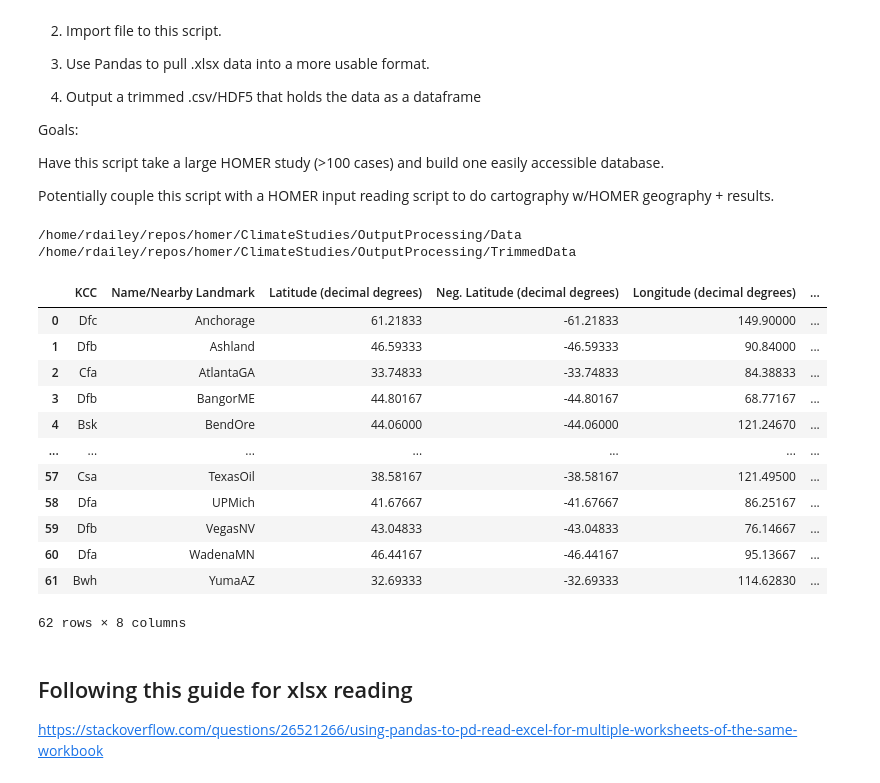
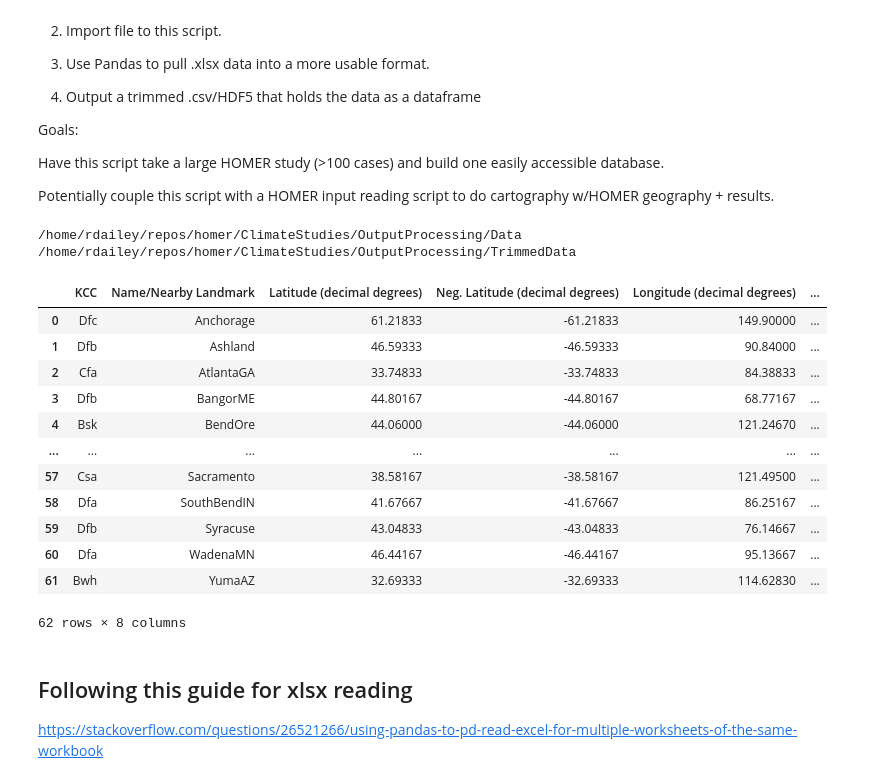
Before and after one commit to uw-reti/homer, a Jupyter notebook: ClimateStudies/OutputProcessing/HOMERDataProcessor.ipynb, the cells around one changed output. Cells and saved outputs as stored; diff of their text form; code cells hidden in the pictures.

```diff
--- a/ClimateStudies/OutputProcessing/HOMERDataProcessor.ipynb
+++ b/ClimateStudies/OutputProcessing/HOMERDataProcessor.ipynb
@@ -34,37 +34,37 @@ from pathlib import Path
 from cycler import cycler
 
 loc_directory =  os.getcwd() + '/Data' #home PC
 print(loc_directory)
 mlr_directory =  os.getcwd() + '/MLR_data' #home PC
 
 util_directory = os.getcwd() +  '/util_data' #home PC
 #directory = 'c:/repo/homer/ClimateStudies/OutputProcessing/Data' #laptop
 
 trim_directory = os.getcwd() + '/TrimmedData'
 print(trim_directory)
 
-coord_loc = '/home/rdailey/repos/homer/ClimateStudies/docsandreports/uRXClimateStudiesMasterFile.xlsx'
+coord_loc = '/home/rdailey/repos/homer/ClimateStudies/docsandreports/uRXClimateStudiesMasterFile_fixed.xlsx'
 coords_xls = pd.ExcelFile(coord_loc)
 for sheet in coords_xls.sheet_names:
     coords_df = coords_xls.parse(sheet)
 display(coords_df)
 
 image_dir = os.getcwd() + '/output_graphs'
 from IPython.display import display, HTML
 display(HTML("<style>.container { width:100% !important; }</style>"))
 # %% [output]
 /home/rdailey/repos/homer/ClimateStudies/OutputProcessing/Data
 /home/rdailey/repos/homer/ClimateStudies/OutputProcessing/TrimmedData
 |  | KCC | Name/Nearby Landmark | Latitude (decimal degrees) | Neg. Latitude (decimal degrees) | Longitude (decimal degrees) | ... |
 | 0 | Dfc | Anchorage | 61.21833 | -61.21833 | 149.90000 | ... |
 | 1 | Dfb | Ashland | 46.59333 | -46.59333 | 90.84000 | ... |
 | 2 | Cfa | AtlantaGA | 33.74833 | -33.74833 | 84.38833 | ... |
 | 3 | Dfb | BangorME | 44.80167 | -44.80167 | 68.77167 | ... |
 | 4 | Bsk | BendOre | 44.06000 | -44.06000 | 121.24670 | ... |
 | ... | ... | ... | ... | ... | ... | ... |
-| 57 | Csa | TexasOil | 38.58167 | -38.58167 | 121.49500 | ... |
-| 58 | Dfa | UPMich | 41.67667 | -41.67667 | 86.25167 | ... |
-| 59 | Dfb | VegasNV | 43.04833 | -43.04833 | 76.14667 | ... |
+| 57 | Csa | Sacramento | 38.58167 | -38.58167 | 121.49500 | ... |
+| 58 | Dfa | SouthBendIN | 41.67667 | -41.67667 | 86.25167 | ... |
+| 59 | Dfb | Syracuse | 43.04833 | -43.04833 | 76.14667 | ... |
 | 60 | Dfa | WadenaMN | 46.44167 | -46.44167 | 95.13667 | ... |
 | 61 | Bwh | YumaAZ | 32.69333 | -32.69333 | 114.62830 | ... |
 62 rows × 8 columns
```
Also changed, not shown: parts of 2 cells of this notebook, 6 other files.
